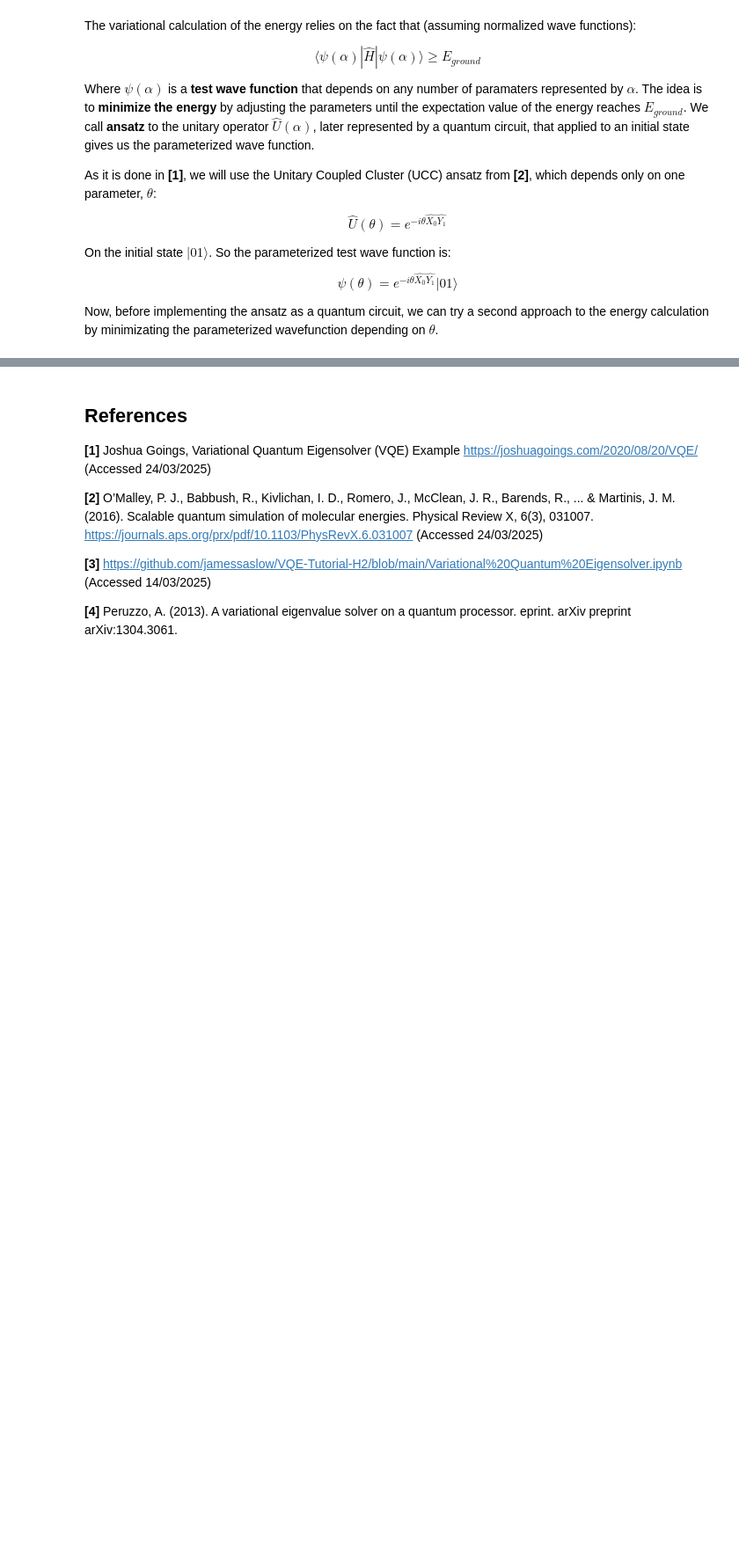
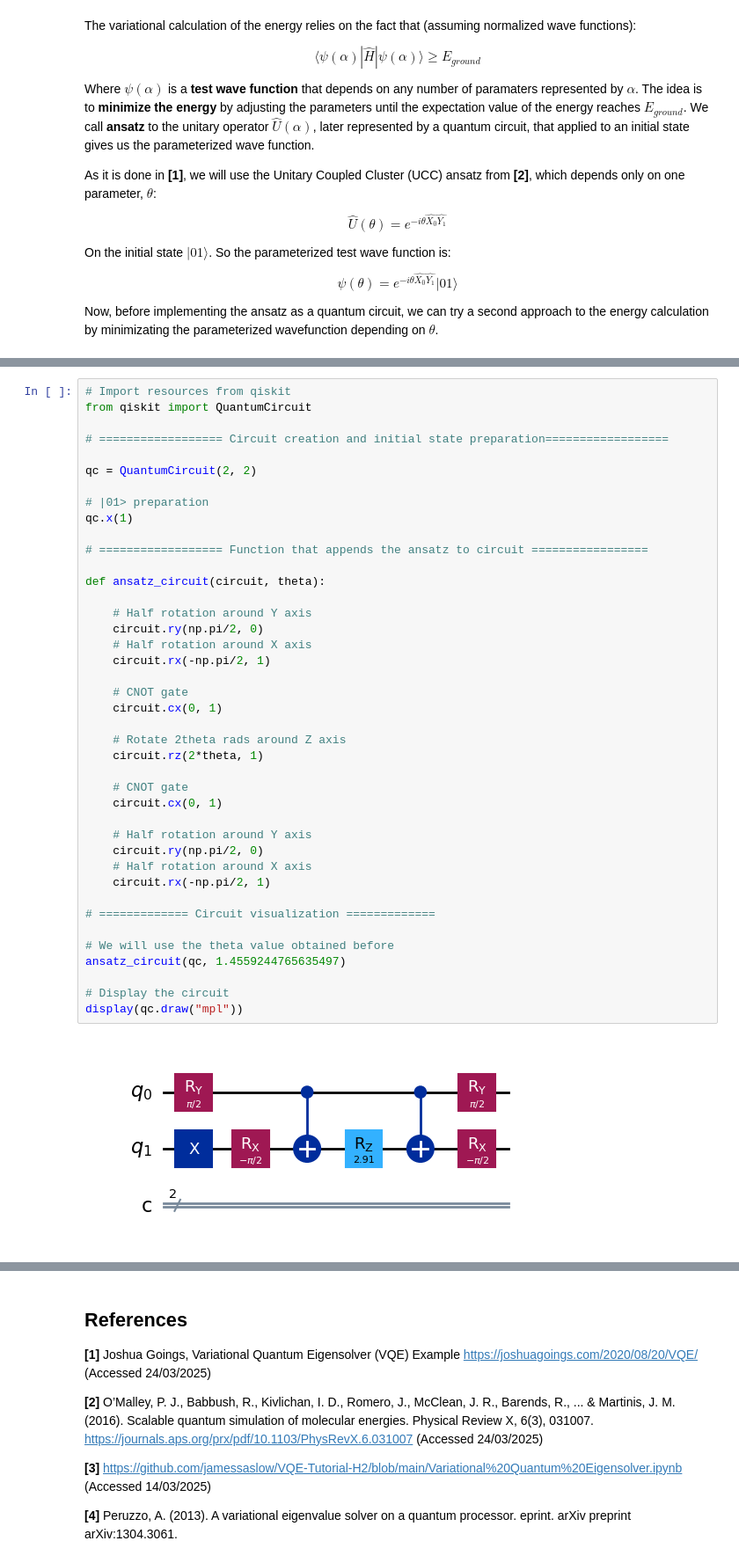
Before and after one commit to JLSM02/Quantum-Computing-Portfolio, a Jupyter notebook: VQE-Implementation.ipynb, the cells around one changed output, grey strips where cells are left out. Shown at 88% size. Drawn from its saved outputs; the diff is of its cells as text; blank space fills up the shorter version.

```diff
--- a/VQE-Implementation.ipynb
+++ b/VQE-Implementation.ipynb
@@ -224,0 +227,43 @@ As it is said in [1], according to [2], the UCC ansatz can be expressed as the f
+# %%
+# Import resources from qiskit
+from qiskit import QuantumCircuit
+
+# ================== Circuit creation and initial state preparation==================
+
+qc = QuantumCircuit(2, 2)
+
+# |01> preparation
+qc.x(1)
+
+# ================== Function that appends the ansatz to circuit =================
+
+def ansatz_circuit(circuit, theta):
+
+    # Half rotation around Y axis
+    circuit.ry(np.pi/2, 0)
+    # Half rotation around X axis
+    circuit.rx(-np.pi/2, 1)
+
+    # CNOT gate
+    circuit.cx(0, 1)
+
+    # Rotate 2theta rads around Z axis
+    circuit.rz(2*theta, 1)
+
+    # CNOT gate
+    circuit.cx(0, 1)
+
+    # Half rotation around Y axis
+    circuit.ry(np.pi/2, 0)
+    # Half rotation around X axis
+    circuit.rx(-np.pi/2, 1)
+
+# ============= Circuit visualization =============
+
+# We will use the theta value obtained before
+ansatz_circuit(qc, 1.4559244765635497)
+
+# Display the circuit
+display(qc.draw("mpl"))
+# %% [output]
+[figure, added]
```
Also changed, not shown: parts of 3 cells of this notebook.
